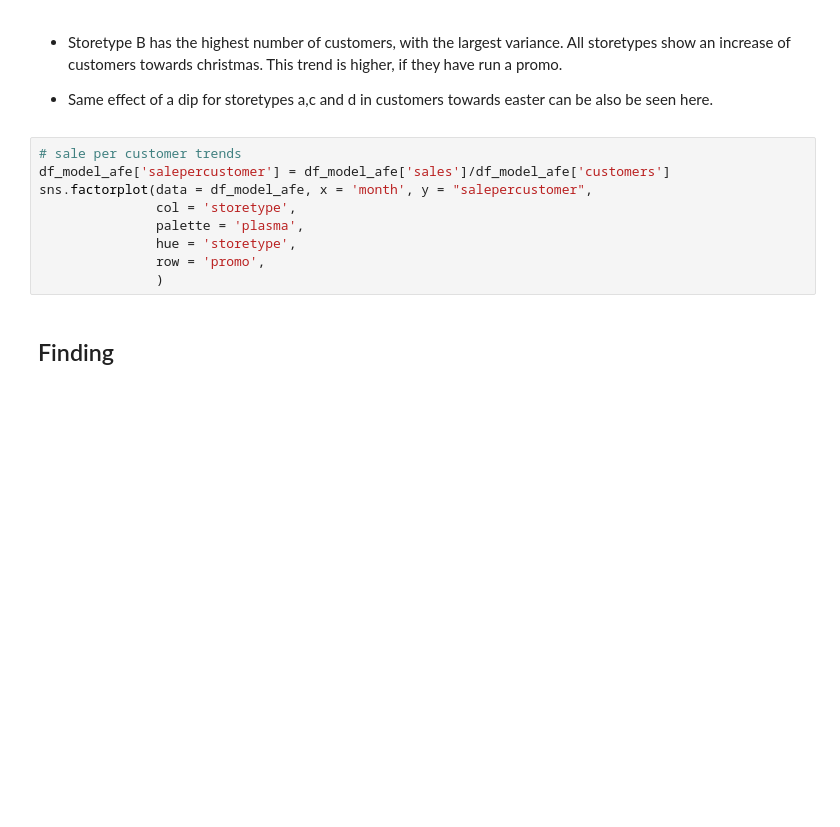
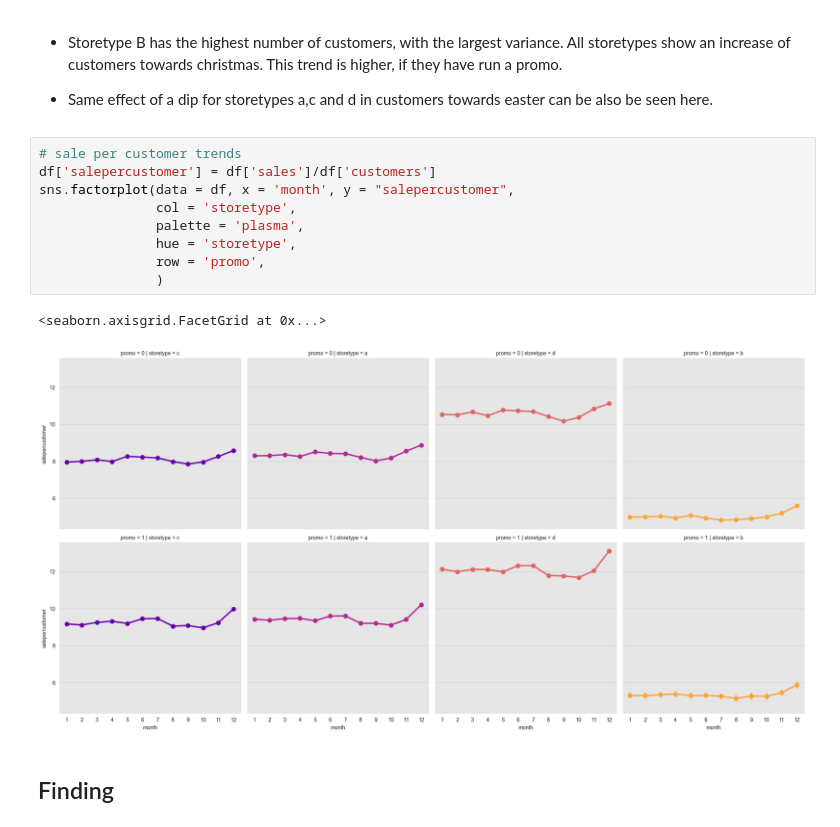
Before and after one commit to bur-oez/Capstone-Project-Rossman-Sales, a Jupyter notebook: 03_EDA.ipynb, the cells around one changed output. Drawn from its saved outputs; the diff is of its cells as text; blank space fills up the shorter version.

```diff
--- a/03_EDA.ipynb
+++ b/03_EDA.ipynb
@@ -76,13 +80,16 @@ sns.factorplot(data = df, x = 'month', y = "customers",
 - Same effect of a dip for storetypes a,c and d in customers towards easter can be also be seen here.
 # %%
 # sale per customer trends
-df_model_afe['salepercustomer'] = df_model_afe['sales']/df_model_afe['customers']
-sns.factorplot(data = df_model_afe, x = 'month', y = "salepercustomer",
+df['salepercustomer'] = df['sales']/df['customers']
+sns.factorplot(data = df, x = 'month', y = "salepercustomer",
                col = 'storetype',
                palette = 'plasma',
                hue = 'storetype',
                row = 'promo',
                )
+# %% [output]
+<seaborn.axisgrid.FacetGrid at 0x...>
+[figure, added]
 # %% [markdown]
 ## Finding
 # %% [markdown]
```
Also changed, not shown: parts of 14 cells of this notebook, 5 other files.
